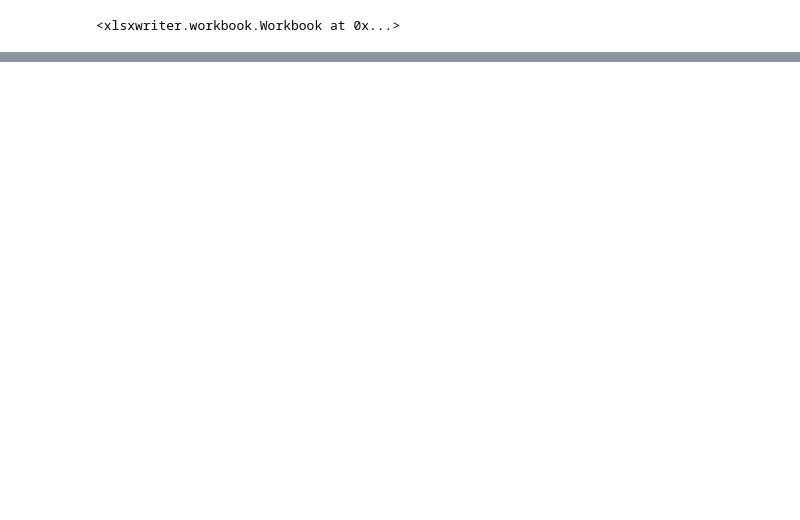
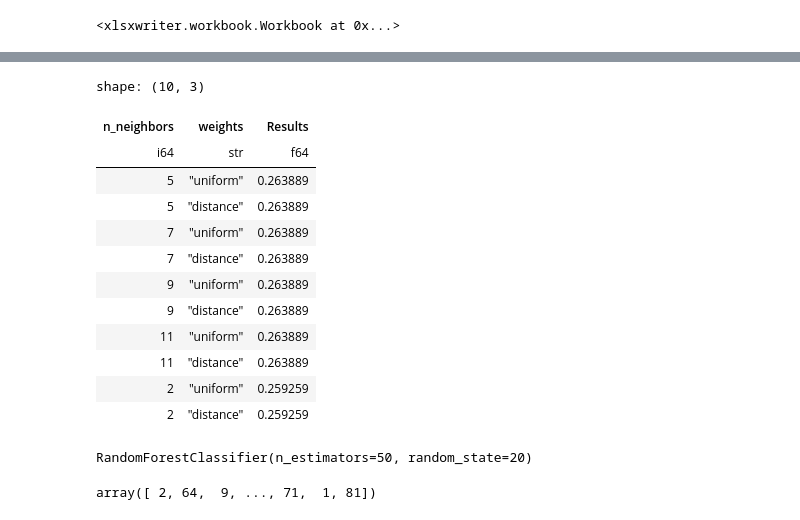
Before and after one commit to suttoe/AFLmodel, a Jupyter notebook: AFLdata.ipynb, the cells around one changed output, grey strips where cells are left out. Drawn from its saved outputs; the diff is of its cells as text; code cells hidden in the pictures; blank space fills up the shorter version.

```diff
--- a/AFLdata.ipynb
+++ b/AFLdata.ipynb
@@ -929,0 +1082,64 @@ allMatchesBothSides.filter(pl.col('compSeason.year') == 2023).write_excel('match
+# %%
+#Run some tests on pararmeters
+n_neighbors=[2,5,7,9,11]
+weights=['uniform', 'distance']
+#min_samples_split=[2,3, 4, 5,8]
+#max_features=['sqrt', 'log2', None]
+# %%
+#Test all combos and record the results
+#ne_list = []
+#mss_list = []
+#md_list = []
+#mf_list = []
+nn_list=[]
+w_list=[]
+result = []
+
+for nn in n_neighbors:
+    for w in weights:
+        #Create model
+        model = KNeighborsRegressor(n_neighbors=nn, weights=w)
+        #Fit model
+        model.fit(trainX, trainWinner)
+        #Test checking
+        model.predict(testX)
+        testYMitPred = (testY
+                       .with_columns(pl.Series(model.predict(testX)).alias('Prediction'))
+                       .with_columns(pl.when((abs(pl.col('win.margin') - pl.col('Prediction'))<10)).then(pl.lit(1)).otherwise(pl.lit(0)).alias('Check'))
+                        )
+        #get result
+        result.append(testYMitPred.select(pl.col('Check')).sum().item()/216)
+        #append parameters
+        #ne_list.append(ne)
+        #md_list.append(md)
+        #mss_list.append(mss)
+        #mf_list.append(mf)
+        nn_list.append(nn)
+        w_list.append(w)
+
+
+#Display in df
+paramTesting = pl.DataFrame({'n_neighbors' : nn_list, 'weights' : w_list,
+    #'n_estimators' : ne_list, 'max_depth' : md_list, 'Min_sample_split' : mss_list, 'Max_features' : mf_list,
+                             'Results': result})
+# %%
+paramTesting.sort('Results', descending=True)
+# %% [output]
+shape: (10, 3)
+| n_neighbors | weights | Results |
+| i64 | str | f64 |
+| 5 | "uniform" | 0.263889 |
+| 5 | "distance" | 0.263889 |
+| 7 | "uniform" | 0.263889 |
+| 7 | "distance" | 0.263889 |
+| 9 | "uniform" | 0.263889 |
+| 9 | "distance" | 0.263889 |
+| 11 | "uniform" | 0.263889 |
+| 11 | "distance" | 0.263889 |
+| 2 | "uniform" | 0.259259 |
+| 2 | "distance" | 0.259259 |
+# %%
+model = RandomForestClassifier(n_estimators=50, min_samples_split=2, max_features='sqrt', random_state=20)
+model.fit(trainX, trainMargin)
+# %% [output]
+RandomForestClassifier(n_estimators=50, random_state=20)
@@ -929,0 +1148,4 @@ allMatchesBothSides.filter(pl.col('compSeason.year') == 2023).write_excel('match
+# %%
+trainMargin
+# %% [output]
+array([ 2, 64,  9, ..., 71,  1, 81])
```
Also changed, not shown: parts of 32 cells of this notebook, 4 other files.
